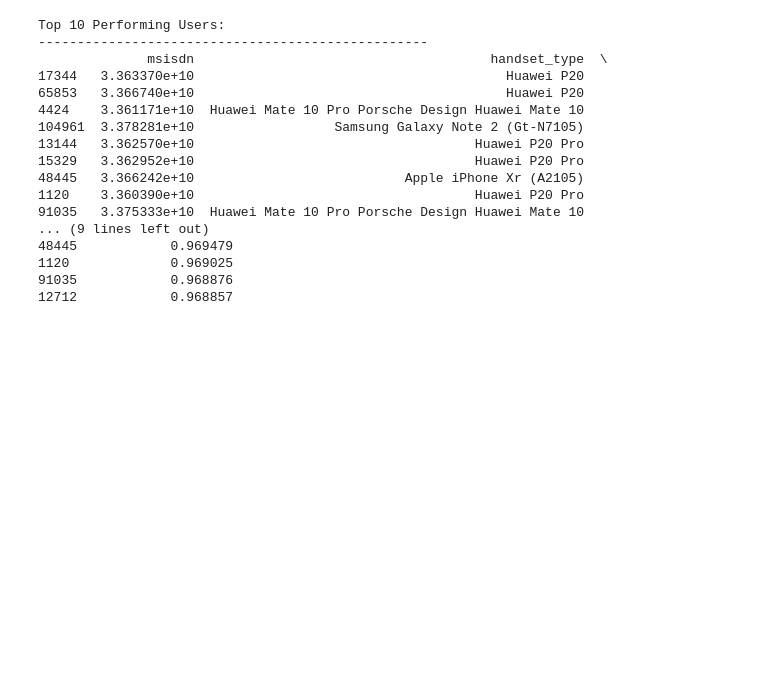
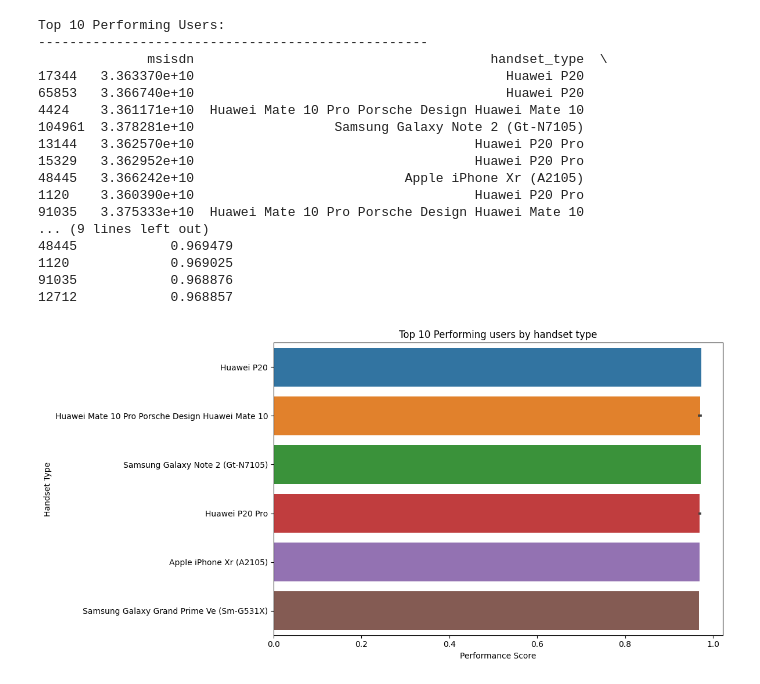
Before and after one commit to kaleabb266/tellco-telecom-analytics, a Jupyter notebook: notebooks/experience_visualizations.ipynb, the cells around one changed output. Cells and saved outputs as stored; diff of their text form; code cells hidden in the pictures; blank space fills up the shorter version.

```diff
--- a/notebooks/experience_visualizations.ipynb
+++ b/notebooks/experience_visualizations.ipynb
@@ -212,3 +223,14 @@ Top 10 Performing Users:
 1120             0.969025
 91035            0.968876
 12712            0.968857
+# %%
+### visualizations for top performers
+plt.figure(figsize=(12, 6))
+sns.barplot(x='performance_score', y='handset_type', data=df.nlargest(10, 'performance_score'))
+plt.title('Top 10 Performing users by handset type')
+plt.xlabel('Performance Score')
+plt.ylabel('Handset Type')
+plt.tight_layout()
+plt.show()
+# %% [output]
+[figure, added]
```
Also changed, not shown: parts of 12 cells of this notebook.
